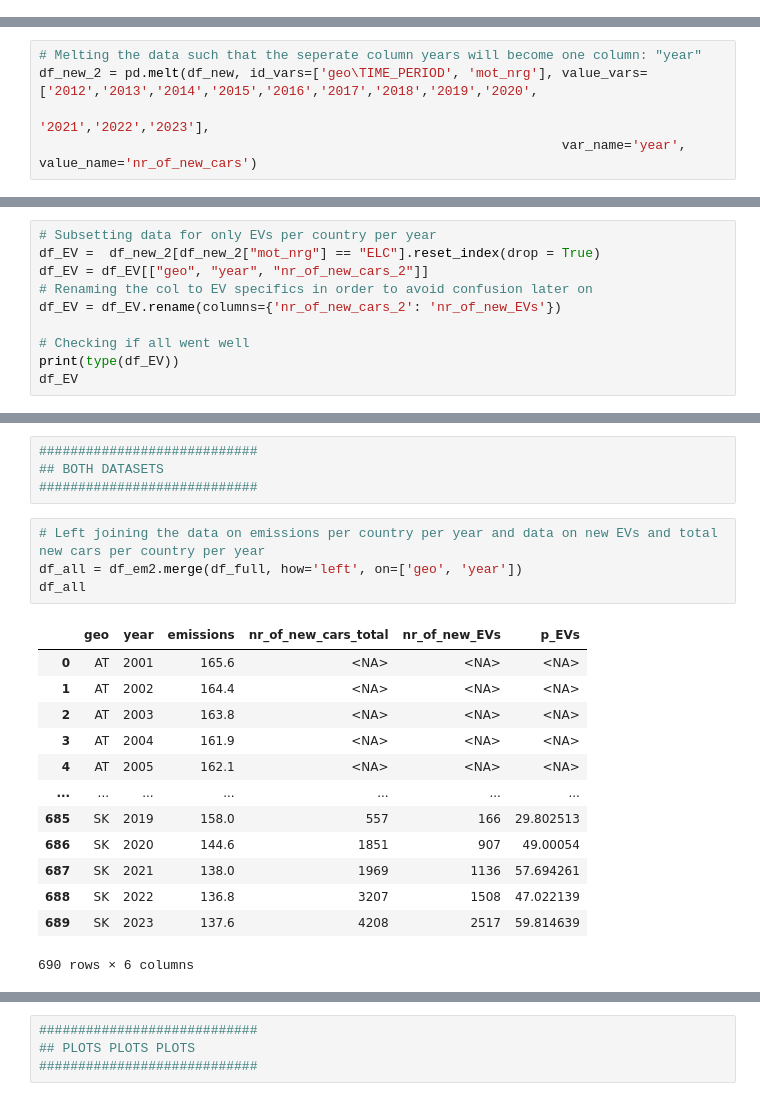
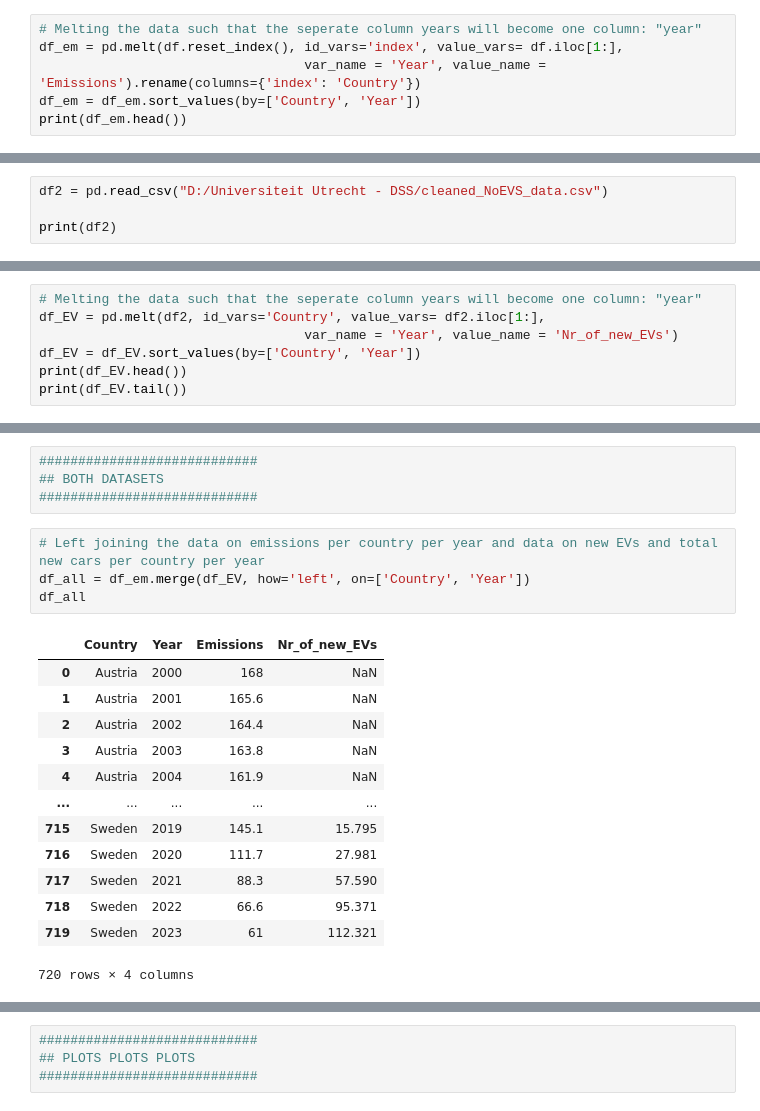
Before and after one commit to ND-code-ai/DSS_dashboard, a Jupyter notebook: notebooks/EV_em_and_sale.ipynb, the cells around one changed output, grey strips where cells are left out. Saved outputs shown, nothing was run; the diff lists cells and outputs as text.

```diff
--- a/notebooks/EV_em_and_sale.ipynb
+++ b/notebooks/EV_em_and_sale.ipynb
@@ -91,0 +77,6 @@ print(df_em2)
+# %%
+# Melting the data such that the seperate column years will become one column: "year"
+df_em = pd.melt(df.reset_index(), id_vars='index', value_vars= df.iloc[1:],
+                                  var_name = 'Year', value_name = 'Emissions').rename(columns={'index': 'Country'})
+df_em = df_em.sort_values(by=['Country', 'Year'])
+print(df_em.head())
@@ -144,0 +141,4 @@ print(df_new.head())
+# %%
+df2 = pd.read_csv("D:/Universiteit Utrecht - DSS/cleaned_NoEVS_data.csv")
+
+print(df2)
@@ -145,5 +166,7 @@ print(df_new.head())
 # %%
 # Melting the data such that the seperate column years will become one column: "year"
-df_new_2 = pd.melt(df_new, id_vars=['geo\TIME_PERIOD', 'mot_nrg'], value_vars=['2012','2013','2014','2015','2016','2017','2018','2019','2020',
-                                                                               '2021','2022','2023'],
-                                                                   var_name='year', value_name='nr_of_new_cars')
+df_EV = pd.melt(df2, id_vars='Country', value_vars= df2.iloc[1:],
+                                  var_name = 'Year', value_name = 'Nr_of_new_EVs')
+df_EV = df_EV.sort_values(by=['Country', 'Year'])
+print(df_EV.head())
+print(df_EV.tail())
@@ -187,10 +185,0 @@ print(df_new_2["mot_nrg"].unique())
-# %%
-# Subsetting data for only EVs per country per year
-df_EV =  df_new_2[df_new_2["mot_nrg"] == "ELC"].reset_index(drop = True)
-df_EV = df_EV[["geo", "year", "nr_of_new_cars_2"]]
-# Renaming the col to EV specifics in order to avoid confusion later on
-df_EV = df_EV.rename(columns={'nr_of_new_cars_2': 'nr_of_new_EVs'})
-
-# Checking if all went well
-print(type(df_EV))
-df_EV
@@ -296,19 +189,19 @@ print(df_new_2[(df_new_2['geo'] == "LU") & (df_new_2["year"] == "2014")])
 ############################
 # %%
 # Left joining the data on emissions per country per year and data on new EVs and total new cars per country per year
-df_all = df_em2.merge(df_full, how='left', on=['geo', 'year'])
+df_all = df_em.merge(df_EV, how='left', on=['Country', 'Year'])
 df_all
 # %% [output]
-|  | geo | year | emissions | nr_of_new_cars_total | nr_of_new_EVs | p_EVs |
-| 0 | AT | 2001 | 165.6 | <NA> | <NA> | <NA> |
-| 1 | AT | 2002 | 164.4 | <NA> | <NA> | <NA> |
-| 2 | AT | 2003 | 163.8 | <NA> | <NA> | <NA> |
-| 3 | AT | 2004 | 161.9 | <NA> | <NA> | <NA> |
-| 4 | AT | 2005 | 162.1 | <NA> | <NA> | <NA> |
-| ... | ... | ... | ... | ... | ... | ... |
-| 685 | SK | 2019 | 158.0 | 557 | 166 | 29.802513 |
-| 686 | SK | 2020 | 144.6 | 1851 | 907 | 49.00054 |
-| 687 | SK | 2021 | 138.0 | 1969 | 1136 | 57.694261 |
-| 688 | SK | 2022 | 136.8 | 3207 | 1508 | 47.022139 |
-| 689 | SK | 2023 | 137.6 | 4208 | 2517 | 59.814639 |
+|  | Country | Year | Emissions | Nr_of_new_EVs |
+| 0 | Austria | 2000 | 168 | NaN |
+| 1 | Austria | 2001 | 165.6 | NaN |
+| 2 | Austria | 2002 | 164.4 | NaN |
+| 3 | Austria | 2003 | 163.8 | NaN |
+| 4 | Austria | 2004 | 161.9 | NaN |
+| ... | ... | ... | ... | ... |
+| 715 | Sweden | 2019 | 145.1 | 15.795 |
+| 716 | Sweden | 2020 | 111.7 | 27.981 |
+| 717 | Sweden | 2021 | 88.3 | 57.590 |
+| 718 | Sweden | 2022 | 66.6 | 95.371 |
+| 719 | Sweden | 2023 | 61 | 112.321 |
-690 rows × 6 columns
+720 rows × 4 columns
```
Also changed, not shown: parts of 31 cells of this notebook.
